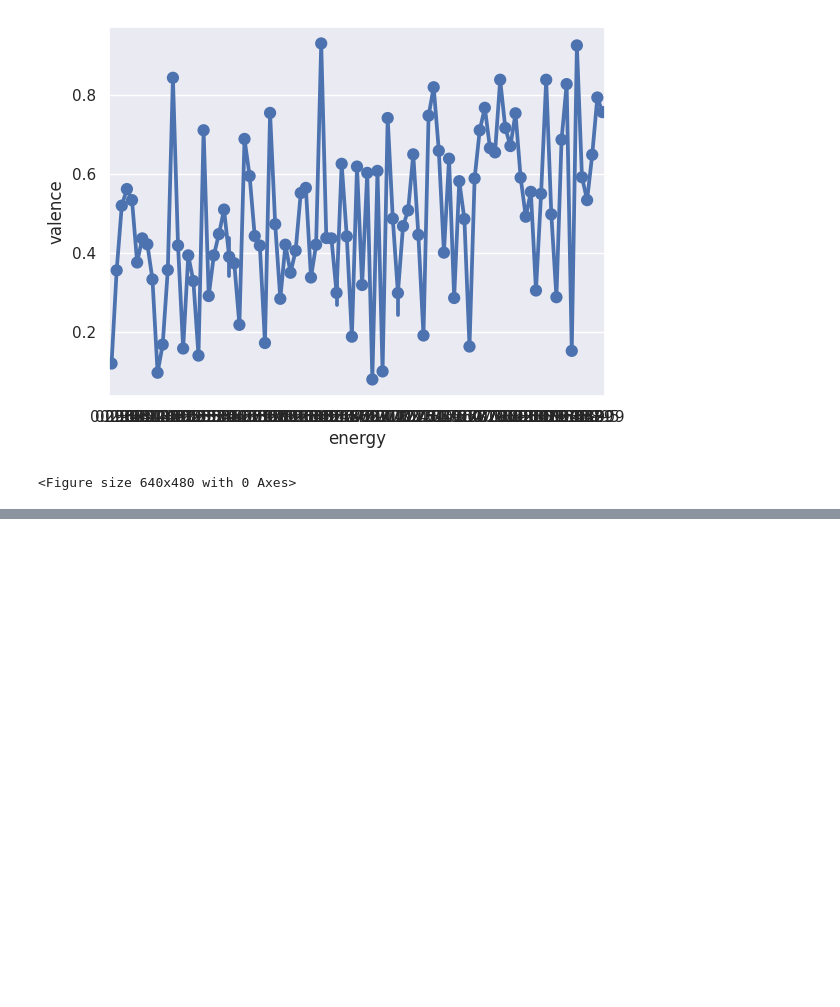
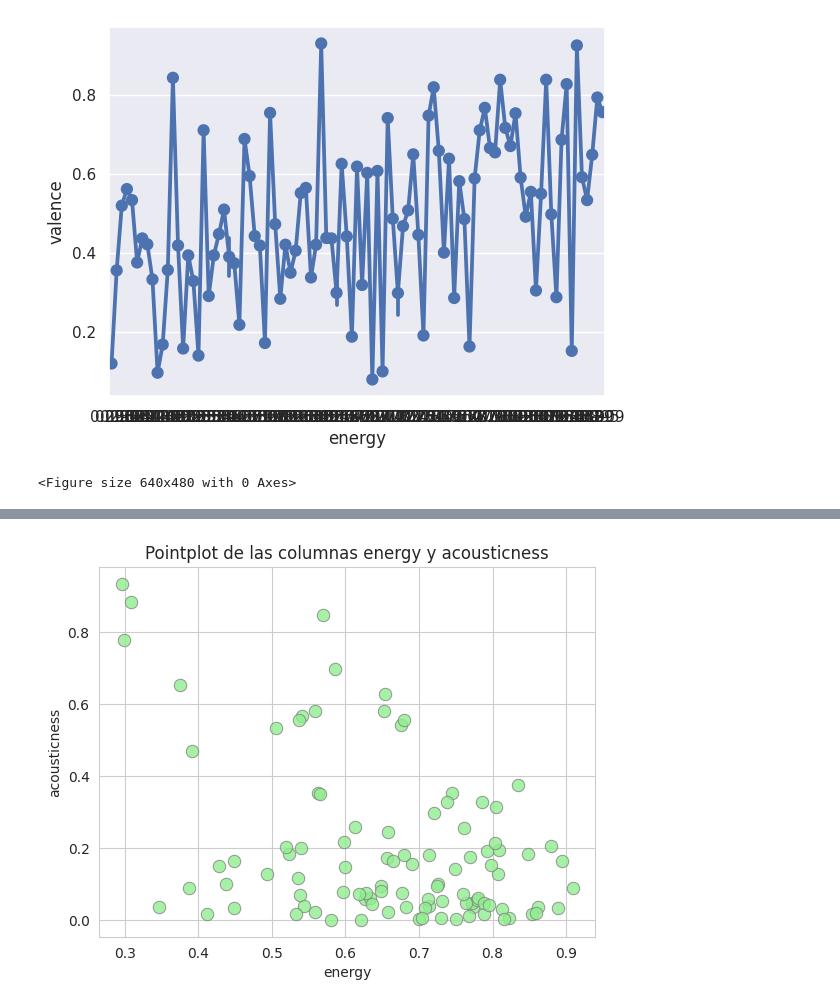
Before and after one commit to Barrero1/Proyecto-Flask, a Jupyter notebook: prubas.ipynb, the cells around one changed output, grey strips where cells are left out. Cells and saved outputs as stored; diff of their text form; code cells hidden in the pictures; blank space fills up the shorter version.

```diff
--- a/prubas.ipynb
+++ b/prubas.ipynb
@@ -292,0 +346,7 @@ https://gist.github.com/mwaskom/de44147ed2974457ad6372750bbe5751
+# %%
+columna1 = 'energy'
+columna2 = 'acousticness'
+titulo = 'Pointplot de las columnas '+columna1+' y '+columna2
+fig = sns.scatterplot(x= datos[columna1],y = datos[columna2],color = 'lightgreen',palette="Set2", edgecolor="gray", alpha=0.8, s=80).set(title=titulo)
+# %% [output]
+[figure, added]
```
Also changed, not shown: parts of 19 cells of this notebook, 15 other files.
